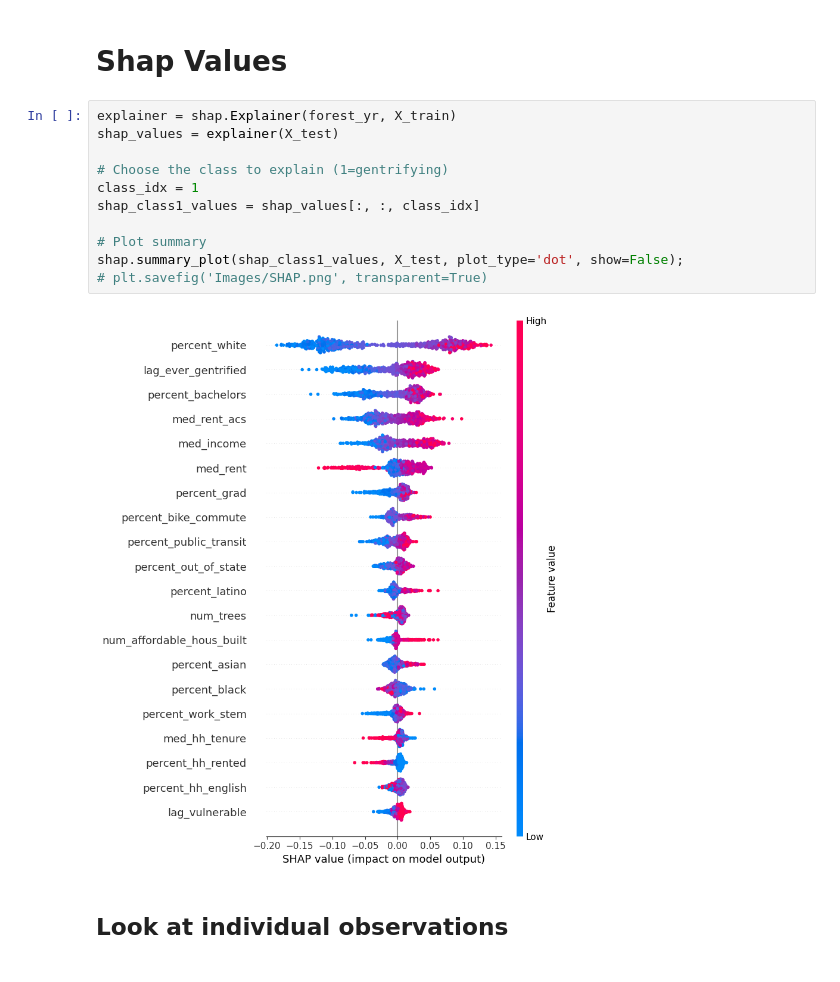
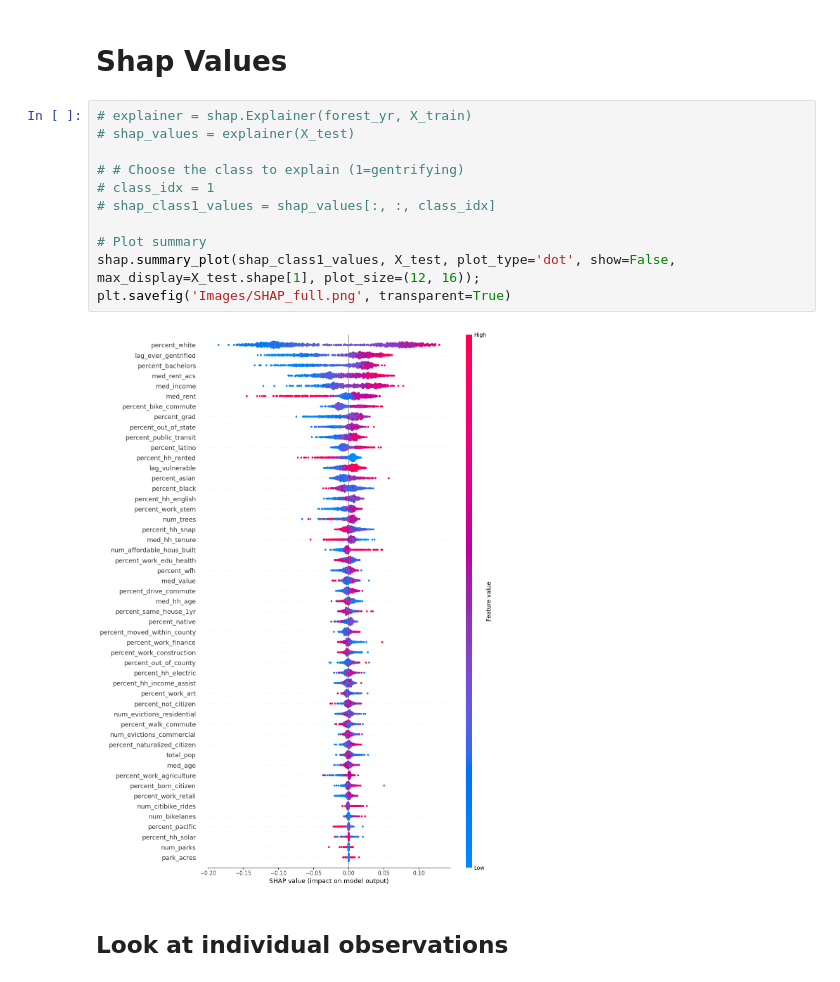
Before and after one commit to khyateed/forecasting-gentrification-nyc, a Jupyter notebook: modeling.ipynb, the cells around one changed output. Drawn from its saved outputs; the diff is of its cells as text.

```diff
--- a/modeling.ipynb
+++ b/modeling.ipynb
@@ -272,18 +271,18 @@ plt.show()
 # %% [markdown]
 # Shap Values
 # %%
-explainer = shap.Explainer(forest_yr, X_train)
-shap_values = explainer(X_test)
+# explainer = shap.Explainer(forest_yr, X_train)
+# shap_values = explainer(X_test)
 
-# Choose the class to explain (1=gentrifying)
-class_idx = 1
-shap_class1_values = shap_values[:, :, class_idx]
+# # Choose the class to explain (1=gentrifying)
+# class_idx = 1
+# shap_class1_values = shap_values[:, :, class_idx]
 
 # Plot summary
-shap.summary_plot(shap_class1_values, X_test, plot_type='dot', show=False);
-# plt.savefig('Images/SHAP.png', transparent=True)
+shap.summary_plot(shap_class1_values, X_test, plot_type='dot', show=False, max_display=X_test.shape[1], plot_size=(12, 16));
+plt.savefig('Images/SHAP_full.png', transparent=True)
 # %% [output]
-[figure, old version]
+[figure, new version]
 # %% [markdown]
 ## Look at individual observations
 # %%
```
Also changed, not shown: parts of 2 cells of this notebook, 3 other files.
